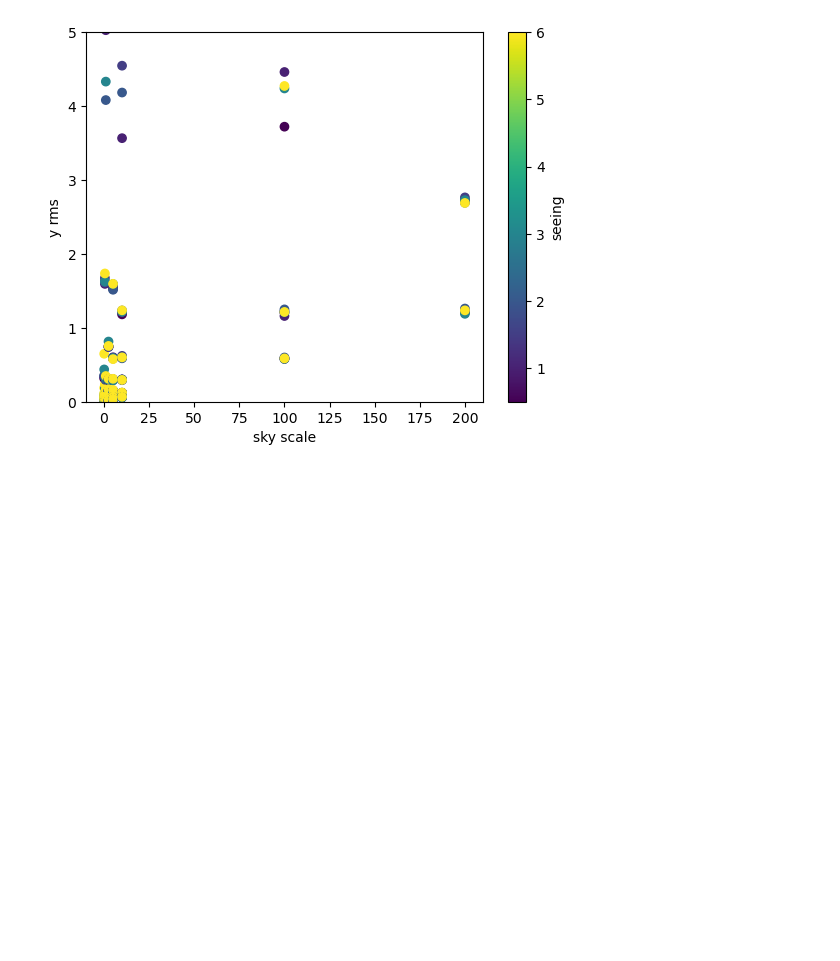
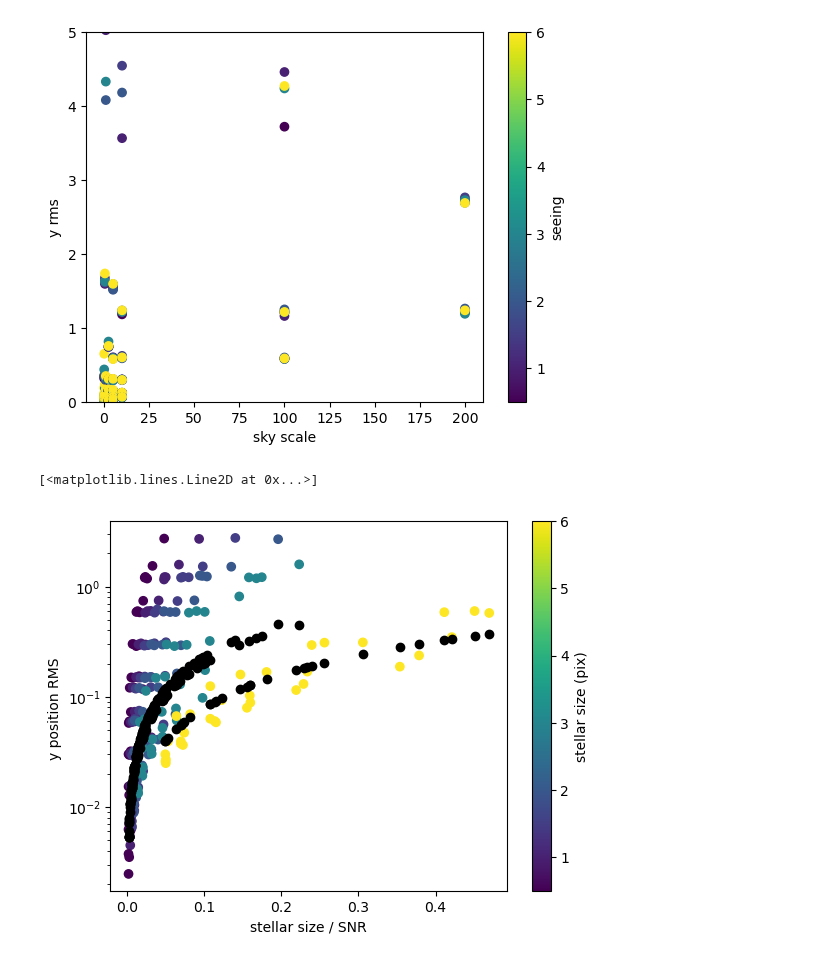
Before and after one commit to yoachim/23_Scratch, a Jupyter notebook: centroid/centroid.ipynb, the cells around one changed output. Saved outputs shown, nothing was run; the diff lists cells and outputs as text; code cells hidden in the pictures; blank space fills up the shorter version.

```diff
--- a/centroid/centroid.ipynb
+++ b/centroid/centroid.ipynb
@@ -289,3 +292,25 @@ ax.set_ylim([0,5])
 [figure]
 # %%
 # data_sum, sky_scale, sigma, np.mean(fluxes), np.std(fluxes), np.std(x1s), np.std(y1s)
+# %%
+def source_dom(fwhm, snr):
+    return fwhm/snr
+
+def background_dom(sigma_psf, n, flux):
+    sigma_psf**2 * np.sqrt(8*np.pi*n)/flux
+# %%
+fig, ax = plt.subplots()
+
+ack = ax.scatter(results[:,2][good]/snr[good], results[:,6][good], c=results[:,2][good])
+ax.set_xlabel('stellar size / SNR')
+ax.set_ylabel('y position RMS ')
+cb = plt.colorbar(ack)
+cb.set_label('stellar size (pix)')
+ax.set_yscale("log")
+
+
+source_dom_uncert = source_dom(results[:,2]*2.35, results[:,0]/results[:,4])
+ax.plot(results[:,2][good]/snr[good], source_dom_uncert[good], 'ko')
+# %% [output]
+[<matplotlib.lines.Line2D at 0x...>]
+[figure, added]
```
Also changed, not shown: parts of 11 cells of this notebook.
